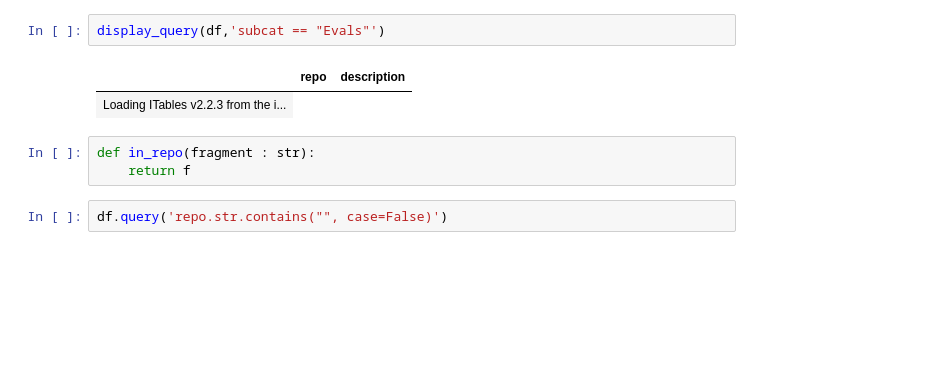
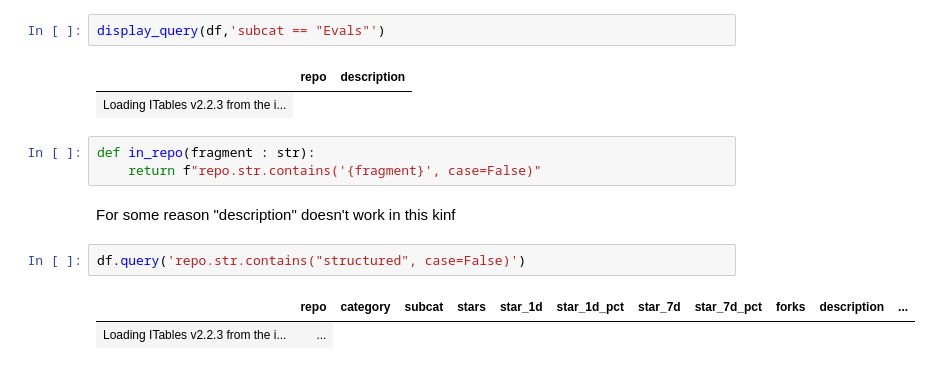
Before and after one commit to rgesteve/chiplandscape, a Jupyter notebook: AnalyzingLlamaPolice.ipynb, the cells around one changed output. Saved outputs shown, nothing was run; the diff lists cells and outputs as text; blank space fills up the shorter version.

Commit message:
Looking at structured generation

```diff
--- a/AnalyzingLlamaPolice.ipynb
+++ b/AnalyzingLlamaPolice.ipynb
@@ -74,6 +74,11 @@ display_query(df,'subcat == "Evals"')
 | Loading ITables v2.2.3 from the i... |
 # %%
 def in_repo(fragment : str):
-    return f
+    return f"repo.str.contains('{fragment}', case=False)"
+# %% [markdown]
+For some reason "description" doesn't work in this kinf
 # %%
-df.query('repo.str.contains("", case=False)')
+df.query('repo.str.contains("structured", case=False)')
+# %% [output]
+|  | repo | category | subcat | stars | star_1d | star_1d_pct | star_7d | star_7d_pct | forks | description | ... |
+| Loading ITables v2.2.3 from the i... | ... |
```
